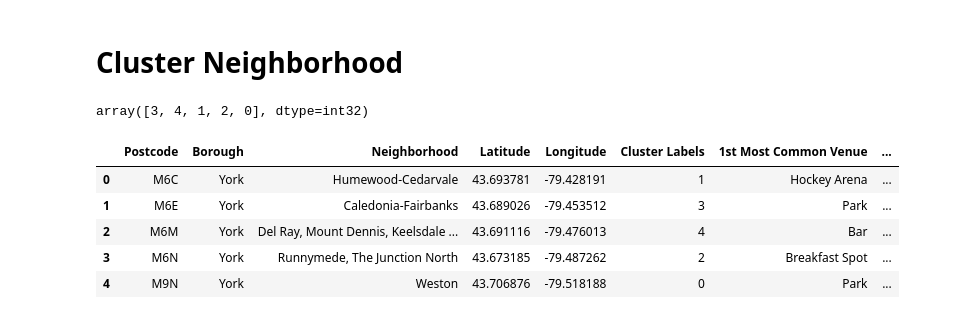
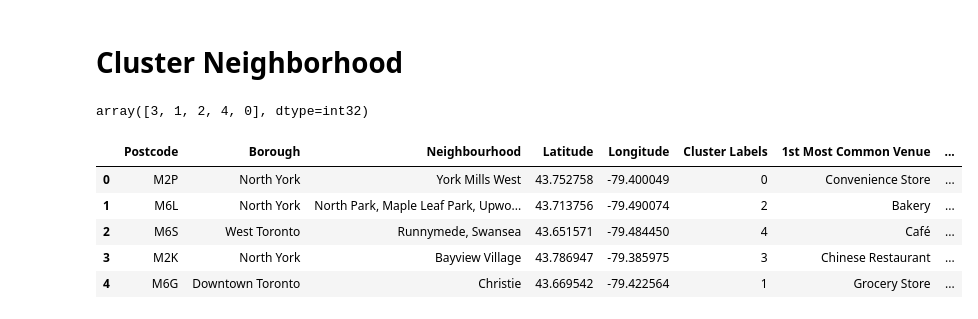
Before and after one commit to mafer2526/Coursera_Capstone, a Jupyter notebook: Scripts/CapstoneProject.ipynb, the cells around one changed output. Saved outputs shown, nothing was run; the diff lists cells and outputs as text; code cells hidden in the pictures.

```diff
--- a/Scripts/CapstoneProject.ipynb
+++ b/Scripts/CapstoneProject.ipynb
@@ -355,5 +613,5 @@ york_onehot.shape
 # %%
 # Next, let's group rows by neighborhood and by taking the mean of the frequency of occurrence of each category
-york_grouped = york_onehot.groupby('Neighborhood').mean().reset_index()
-york_grouped
+safest_grouped = safest_onehot.groupby('Neighborhood').mean().reset_index()
+safest_grouped
 # %% [output]
@@ -366,9 +625,9 @@ york_grouped
 # %%
-num_top_venues = 5
+num_top_venues = 10
 
-for hood in york_grouped['Neighborhood']:
+for hood in safest_grouped['Neighborhood']:
     print("----"+hood+"----")
-    temp = york_grouped[york_grouped['Neighborhood'] == hood].T.reset_index()
+    temp = safest_grouped[safest_grouped['Neighborhood'] == hood].T.reset_index()
     temp.columns = ['venue','freq']
     temp = temp.iloc[1:]
     temp['freq'] = temp['freq'].astype(float)
@@ -415,10 +674,10 @@ for ind in np.arange(num_top_venues):
 
 # create a new dataframe
 neighborhoods_venues_sorted = pd.DataFrame(columns=columns)
-neighborhoods_venues_sorted['Neighborhood'] = york_grouped['Neighborhood']
+neighborhoods_venues_sorted['Neighborhood'] = safest_grouped['Neighborhood']
 
-for ind in np.arange(york_grouped.shape[0]):
-    neighborhoods_venues_sorted.iloc[ind, 1:] = return_most_common_venues(york_grouped.iloc[ind, :], num_top_venues)
+for ind in np.arange(safest_grouped.shape[0]):
+    neighborhoods_venues_sorted.iloc[ind, 1:] = return_most_common_venues(safest_grouped.iloc[ind, :], num_top_venues)
 
 neighborhoods_venues_sorted.head()
 # %% [output]
@@ -436,32 +695,32 @@ from sklearn.cluster import KMeans
 # set number of clusters
 kclusters = 5
 
-york_grouped_clustering = york_grouped.drop('Neighborhood', 1)
+safest_grouped_clustering = safest_grouped.drop('Neighborhood', 1)
 
 # run k-means clustering
-kmeans = KMeans(n_clusters=kclusters, random_state=0).fit(york_grouped_clustering)
+kmeans = KMeans(n_clusters=kclusters, random_state=0).fit(safest_grouped_clustering)
 
 # check cluster labels generated for each row in the dataframe
 kmeans.labels_[0:10]
 # %% [output]
-array([3, 4, 1, 2, 0], dtype=int32)
+array([3, 1, 2, 4, 0], dtype=int32)
 # %%
 # add clustering labels
-#neighborhoods_venues_sorted.insert(0, 'Cluster Labels', kmeans.labels_)
+neighborhoods_venues_sorted.insert(0, 'Cluster Labels', kmeans.labels_)
 
-york_merged = york_data
+safest_merged = safest_data
 
 # merge manhattan_grouped with manhattan_data to add latitude/longitude for each neighborhood
-york_merged = york_merged.join(neighborhoods_venues_sorted.set_index('Neighborhood'), on='Neighborhood')
+safest_merged = safest_merged.join(neighborhoods_venues_sorted.set_index('Neighborhood'), on='Neighbourhood')
 
-york_merged # check the last columns!
+safest_merged # check the last columns!
 # %% [output]
-|  | Postcode | Borough | Neighborhood | Latitude | Longitude | Cluster Labels | 1st Most Common Venue | ... |
-| 0 | M6C | York | Humewood-Cedarvale | 43.693781 | -79.428191 | 1 | Hockey Arena | ... |
-| 1 | M6E | York | Caledonia-Fairbanks | 43.689026 | -79.453512 | 3 | Park | ... |
-| 2 | M6M | York | Del Ray, Mount Dennis, Keelsdale ... | 43.691116 | -79.476013 | 4 | Bar | ... |
-| 3 | M6N | York | Runnymede, The Junction North | 43.673185 | -79.487262 | 2 | Breakfast Spot | ... |
-| 4 | M9N | York | Weston | 43.706876 | -79.518188 | 0 | Park | ... |
+|  | Postcode | Borough | Neighbourhood | Latitude | Longitude | Cluster Labels | 1st Most Common Venue | ... |
+| 0 | M2P | North York | York Mills West | 43.752758 | -79.400049 | 0 | Convenience Store | ... |
+| 1 | M6L | North York | North Park, Maple Leaf Park, Upwo... | 43.713756 | -79.490074 | 2 | Bakery | ... |
+| 2 | M6S | West Toronto | Runnymede, Swansea | 43.651571 | -79.484450 | 4 | Café | ... |
+| 3 | M2K | North York | Bayview Village | 43.786947 | -79.385975 | 3 | Chinese Restaurant | ... |
+| 4 | M6G | Downtown Toronto | Christie | 43.669542 | -79.422564 | 1 | Grocery Store | ... |
 # %%
 # create map
 import folium
```
Also changed, not shown: parts of 56 cells of this notebook, 2 other files.
